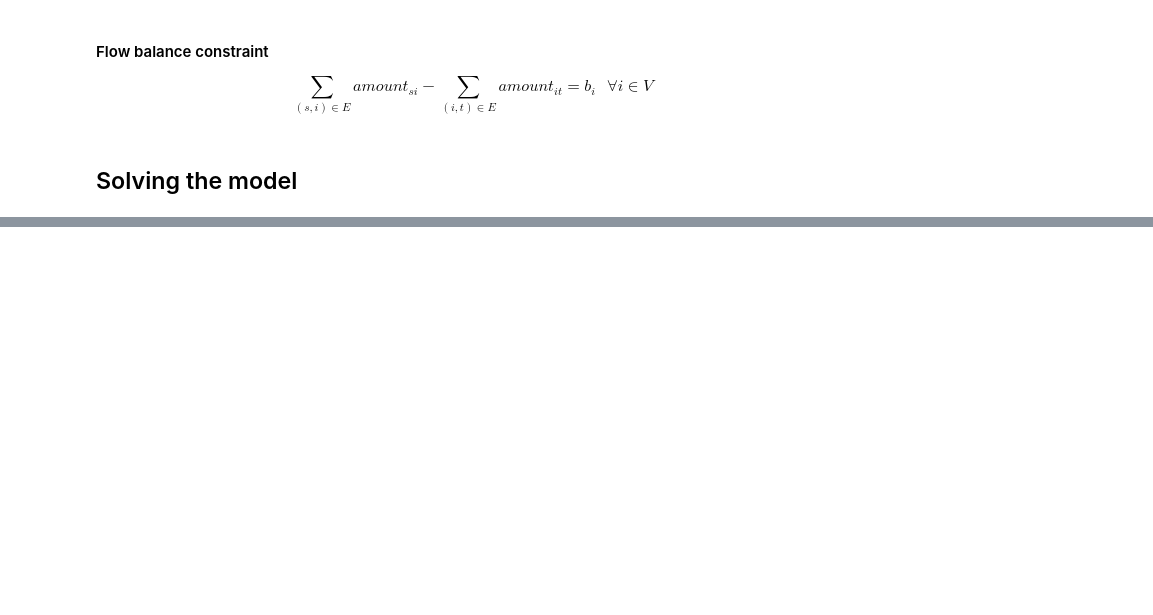
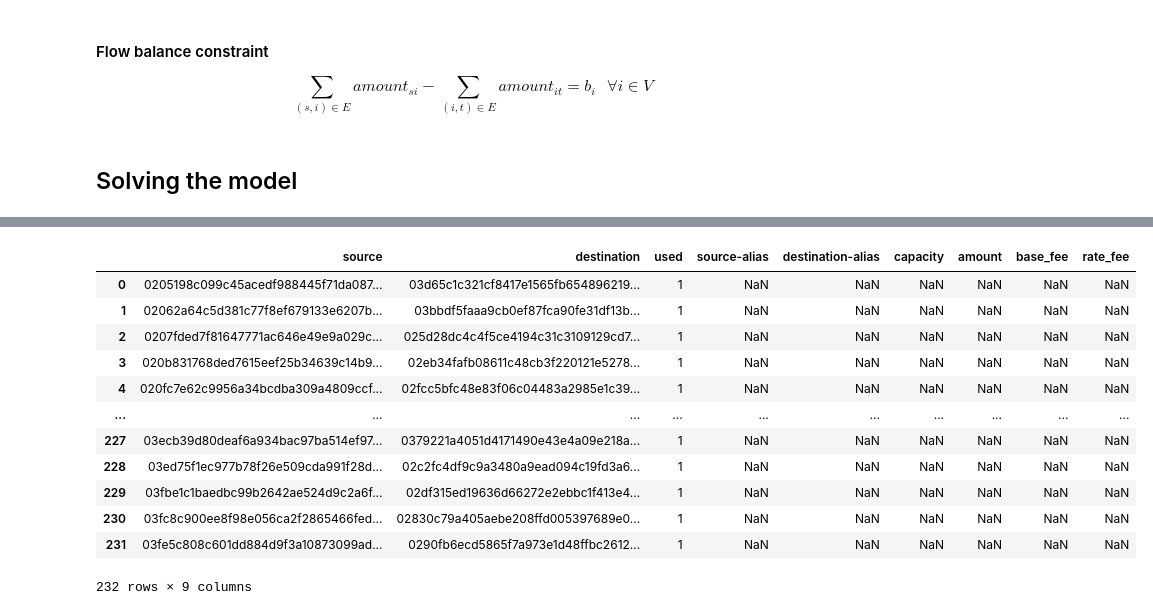
Before and after one commit to FiliTol/LN-pathfinding, a Jupyter notebook: scripts/original/notebook.ipynb, the cells around one changed output, grey strips where cells are left out. Drawn from its saved outputs; the diff is of its cells as text; code cells hidden in the pictures; blank space fills up the shorter version.

Commit message:
# Update - Updated notebook.ipynb for first run with final first-scenario model - Updated pickles and csv - Formatted create_mock_data.py with black - Minor changes

```diff
--- a/scripts/original/notebook.ipynb
+++ b/scripts/original/notebook.ipynb
@@ -76,6 +114,6 @@ $$amount_{i,j} \le capacity_{i,j} \times x_{i,j} \text{ } \forall (i,j) \in E$$
 # %%
 def capacity_constraint(model: pyo.ConcreteModel, a, b):
-    return model.a[(a, b)] <=  channels.loc[(a, b), "capacity"] * (1 if channels.loc[(a,b), "base_fee"]<1 else model.x[(a, b)])
+    return model.a[(a, b)] <=  channels.loc[(a, b), "capacity"] * model.x[(a, b)]
 
 model.CapacityConstraint = pyo.Constraint(model.CHANNELS, rule=capacity_constraint, name="Capacity constraint")
 # %% [markdown]
@@ -89,7 +127,7 @@ channels.set_index("channel_id", inplace=True)
 def flow_balance_constraint(model: pyo.ConcreteModel, n: str):
     InFlow = sum(model.a[(channels.loc[a, "node1_pub"], channels.loc[a, "node2_pub"])] for a in nodes.loc[n, 'incoming_channels'])
     OutFlow = sum(model.a[(channels.loc[a, "node1_pub"], channels.loc[a, "node2_pub"])] for a in nodes.loc[n, 'outgoing_channels'])
-    return  InFlow + nodes.loc[n, "demand"] == OutFlow
+    return  OutFlow + nodes.loc[n, "demand"] == InFlow
 
 model.FlowBalanceConstraint = pyo.Constraint(model.NODES, rule=flow_balance_constraint, name="Flow balance constrain")
 
@@ -116,9 +172,18 @@ print('\nObject function value = ', model.Objective())
 # %%
 from decimal import Decimal
-DF = pd.DataFrame()
+DF_channels = pd.DataFrame()
 c = 0
 for index, value in model.a.extract_values().items():
-    DF.loc[c, "amount"] = Decimal(value)
-    DF.loc[c, "source"] = index[0]
-    DF.loc[c, "destination"] = index[1]
-    c += 1
+    if value != 0:
+        DF_channels.loc[c, "source"] = index[0]
+        DF_channels.loc[c, "destination"] = index[1]
+        DF_channels.loc[c, "source-alias"] = nodes.loc[index[0], "alias"]
+        DF_channels.loc[c, "destination-alias"] = nodes.loc[index[1], "alias"]
+        DF_channels.loc[c, "capacity"] = channels.loc[index, "capacity"]
+        DF_channels.loc[c, "amount"] = Decimal(value)
+        DF_channels.loc[c, "base_fee"] = channels.loc[(index[0], index[1]), "base_fee"]
+        DF_channels.loc[c, "rate_fee"] = channels.loc[(index[0], index[1]), "rate_fee"]
+        c += 1
+
+DF_channels_pos = DF_channels[DF_channels["amount"]!=0]
+DF_channels_pos
@@ -127,6 +203,12 @@ DF[DF["amount"]>0]
 # %%
-nodes.reset_index(inplace=True)
-DF_nodes = nodes[nodes["pub_key"].isin(DF.loc[DF["amount"] > 0, "source"].tolist()) | nodes["pub_key"].isin(DF.loc[DF["amount"] > 0, "destination"].tolist())]
-nodes.set_index("pub_key", inplace=True)
+DF_fixed = pd.DataFrame()
+c = 0
+for index, value in model.x.extract_values().items():
+    if value != 0:
+        DF_fixed.loc[c, "source"] = index[0]
+        DF_fixed.loc[c, "destination"] = index[1]
+        DF_fixed.loc[c, "used"] = Decimal(value)
+        c += 1
 
-DF_nodes
+DF_fixed_pos = DF_fixed[DF_fixed["used"]!=0]
+DF_fixed_pos
@@ -132,0 +229,17 @@ DF_nodes
+# %%
+intersection = DF_fixed_pos.merge(DF_channels_pos, on=["source", "destination"], how="outer")
+intersection
+# %% [output]
+|  | source | destination | used | source-alias | destination-alias | capacity | amount | base_fee | rate_fee |
+| 0 | 0205198c099c45acedf988445f71da087... | 03d65c1c321cf8417e1565fb654896219... | 1 | NaN | NaN | NaN | NaN | NaN | NaN |
+| 1 | 02062a64c5d381c77f8ef679133e6207b... | 03bbdf5faaa9cb0ef87fca90fe31df13b... | 1 | NaN | NaN | NaN | NaN | NaN | NaN |
+| 2 | 0207fded7f81647771ac646e49e9a029c... | 025d28dc4c4f5ce4194c31c3109129cd7... | 1 | NaN | NaN | NaN | NaN | NaN | NaN |
+| 3 | 020b831768ded7615eef25b34639c14b9... | 02eb34fafb08611c48cb3f220121e5278... | 1 | NaN | NaN | NaN | NaN | NaN | NaN |
+| 4 | 020fc7e62c9956a34bcdba309a4809ccf... | 02fcc5bfc48e83f06c04483a2985e1c39... | 1 | NaN | NaN | NaN | NaN | NaN | NaN |
+| ... | ... | ... | ... | ... | ... | ... | ... | ... | ... |
+| 227 | 03ecb39d80deaf6a934bac97ba514ef97... | 0379221a4051d4171490e43e4a09e218a... | 1 | NaN | NaN | NaN | NaN | NaN | NaN |
+| 228 | 03ed75f1ec977b78f26e509cda991f28d... | 02c2fc4df9c9a3480a9ead094c19fd3a6... | 1 | NaN | NaN | NaN | NaN | NaN | NaN |
+| 229 | 03fbe1c1baedbc99b2642ae524d9c2a6f... | 02df315ed19636d66272e2ebbc1f413e4... | 1 | NaN | NaN | NaN | NaN | NaN | NaN |
+| 230 | 03fc8c900ee8f98e056ca2f2865466fed... | 02830c79a405aebe208ffd005397689e0... | 1 | NaN | NaN | NaN | NaN | NaN | NaN |
+| 231 | 03fe5c808c601dd884d9f3a10873099ad... | 0290fb6ecd5865f7a973e1d48ffbc2612... | 1 | NaN | NaN | NaN | NaN | NaN | NaN |
+232 rows × 9 columns
```
Also changed, not shown: parts of 9 cells of this notebook, 5 other files.
